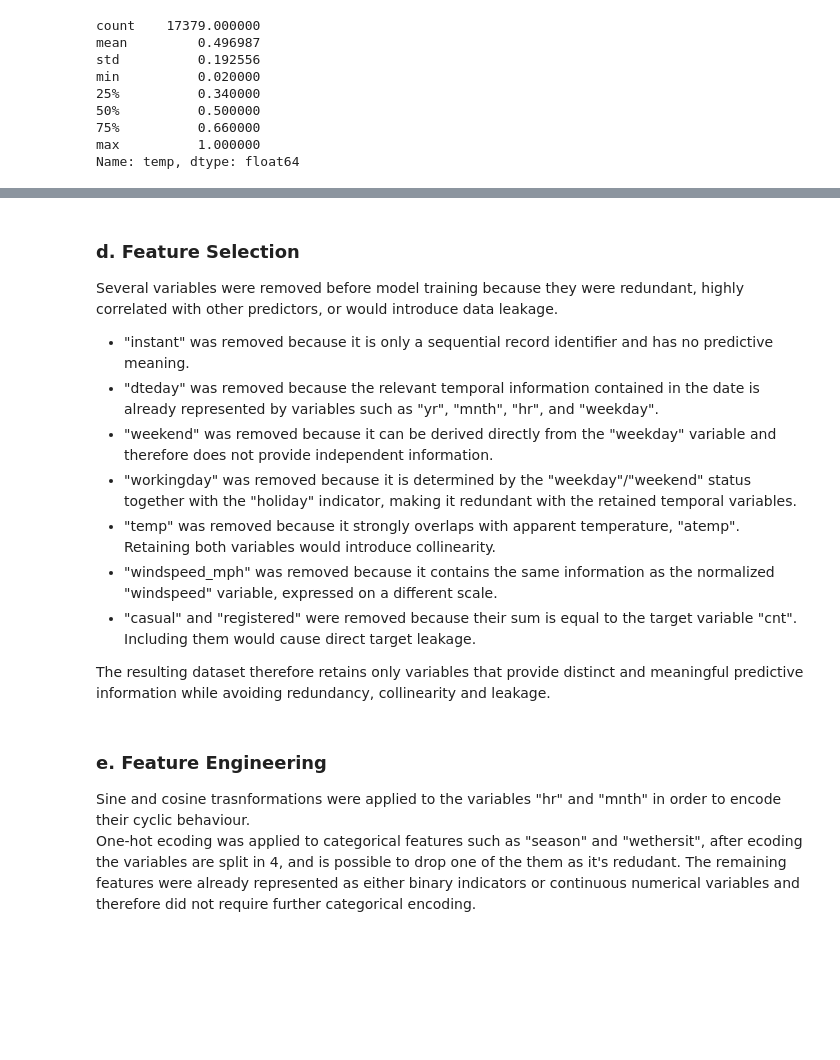
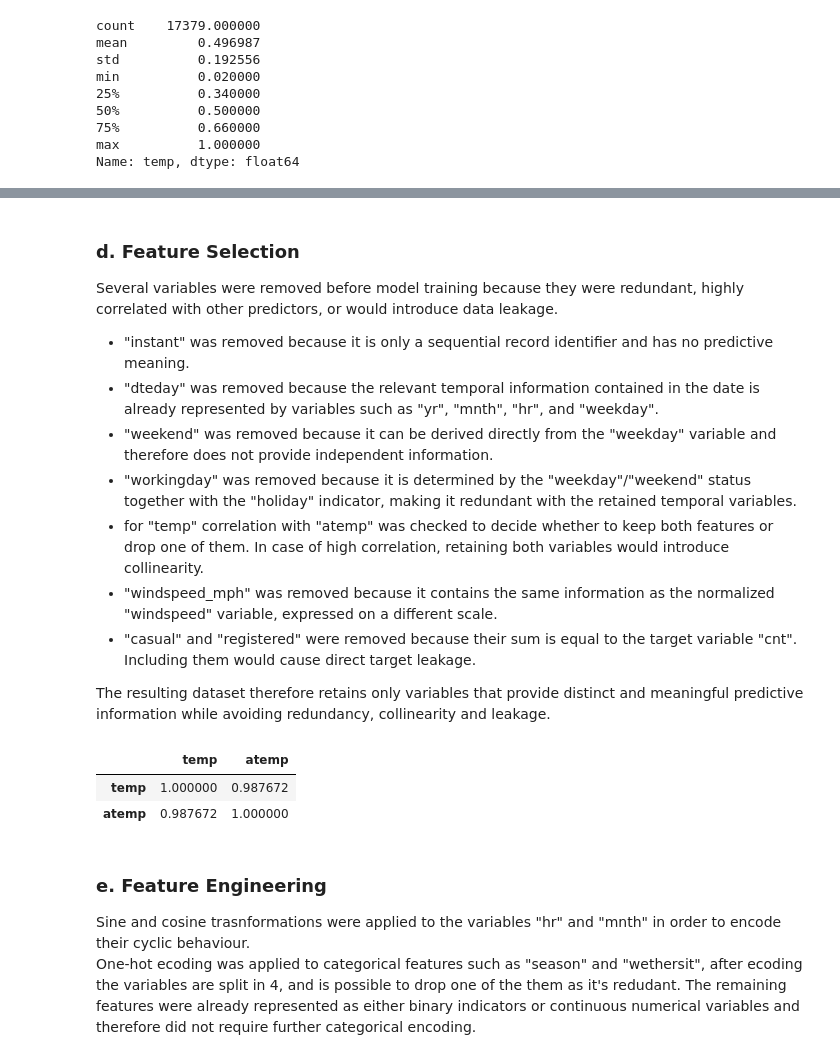
Before and after one commit to Haidewitzga/OML, a Jupyter notebook: 260713_exam/main.ipynb, the cells around one changed output, grey strips where cells are left out. Drawn from its saved outputs; the diff is of its cells as text; code cells hidden in the pictures; blank space fills up the shorter version.

```diff
--- a/260713_exam/main.ipynb
+++ b/260713_exam/main.ipynb
@@ -326,25 +326,33 @@ Several variables were removed before model training because they were redundant
 - "dteday" was removed because the relevant temporal information contained in the date is already represented by variables such as "yr", "mnth", "hr", and "weekday".
 - "weekend" was removed because it can be derived directly from the "weekday" variable and therefore does not provide independent information.
 - "workingday" was removed because it is determined by the "weekday"/"weekend" status together with the "holiday" indicator, making it redundant with the retained temporal variables.
-- "temp" was removed because it strongly overlaps with apparent temperature, "atemp". Retaining both variables would introduce collinearity.
+- for "temp" correlation with "atemp" was checked to decide whether to keep both features or drop one of them. In case of high correlation, retaining both variables would introduce collinearity.
 - "windspeed_mph" was removed because it contains the same information as the normalized "windspeed" variable, expressed on a different scale.
 - "casual" and "registered" were removed because their sum is equal to the target variable "cnt". Including them would cause direct target leakage.
 
 The resulting dataset therefore retains only variables that provide distinct and meaningful predictive information while avoiding redundancy, collinearity and leakage.
 # %%
-# Feature Selection
+# Feature
+# Check correlation between temperature and apparent temperature
+# In addition the random forrest regressor was trained with both features seperatly resulting in a neglegible performance difference
+display(df_clean[["temp", "atemp"]].corr())
+
 columns_to_drop = [
     "instant",
     "dteday",
     "weekend",
     "workingday",
-    "temp",
+    "temp",             # Due to high correlation with "atemp" "temp" was dropped
     "windspeed_mph",
     "casual",
     "registered",
 ]
 
 df_clean = df_clean.drop(columns=columns_to_drop)
+# %% [output]
+|  | temp | atemp |
+| temp | 1.000000 | 0.987672 |
+| atemp | 0.987672 | 1.000000 |
 # %% [markdown]
 ### e. Feature Engineering
 Sine and cosine trasnformations were applied to the variables "hr" and "mnth" in order to encode their cyclic behaviour.
```
Also changed, not shown: parts of 8 cells of this notebook.
